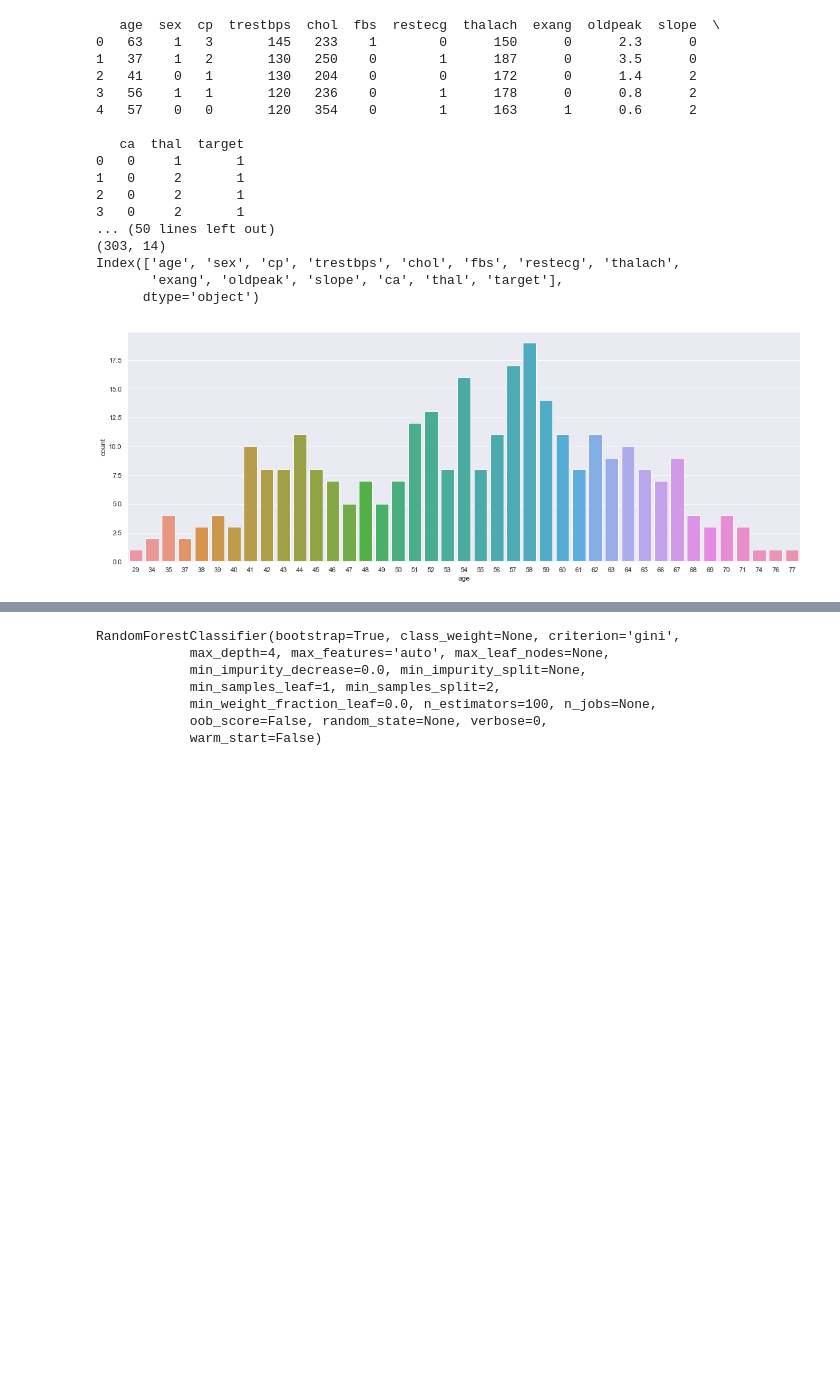
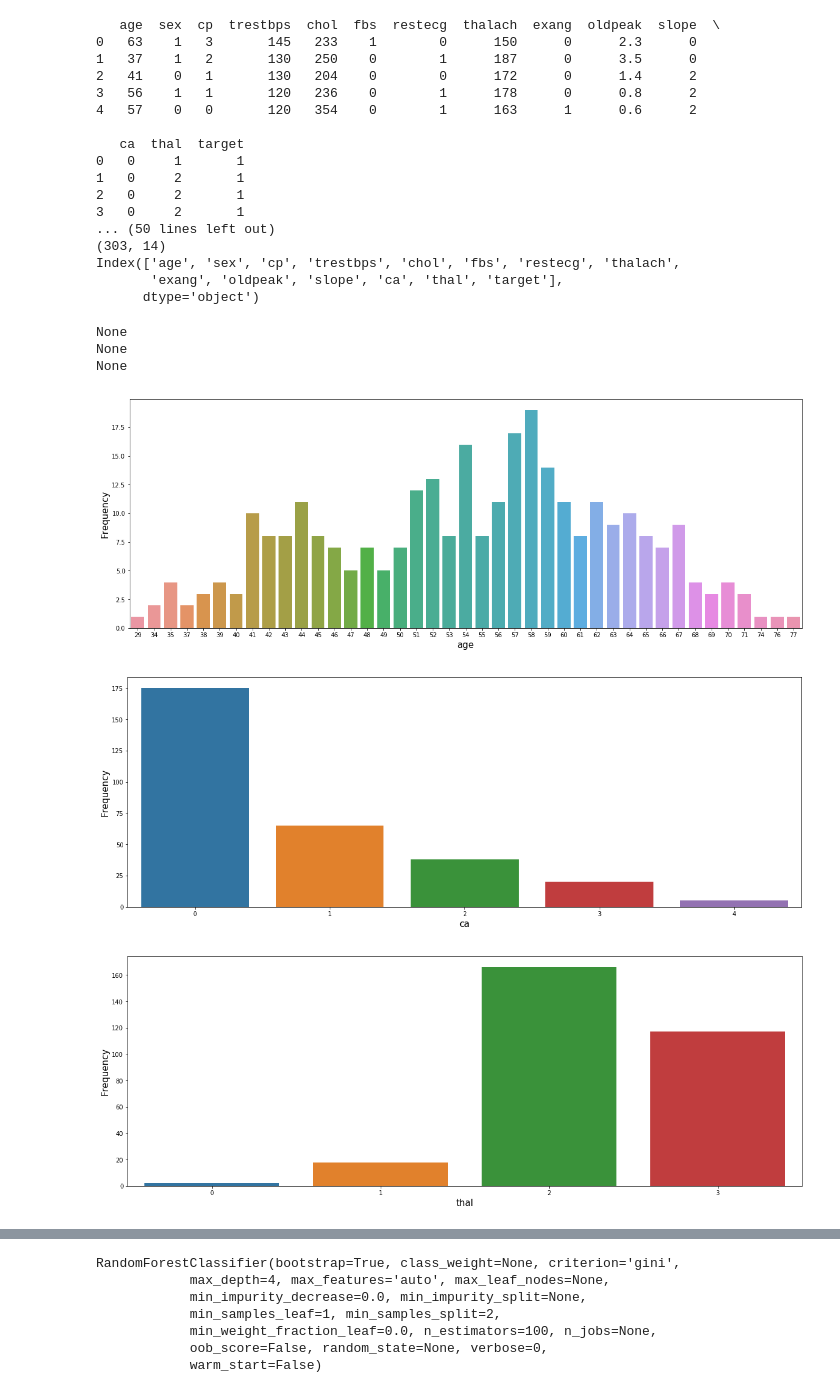
Before and after one commit to Anshumank399/Heart-UCI-Dataset-Analysis, a Jupyter notebook: Heart Dataset UCI.ipynb, the cells around one changed output, grey strips where cells are left out. Cells and saved outputs as stored; diff of their text form; code cells hidden in the pictures; blank space fills up the shorter version.

```diff
--- a/Heart Dataset UCI.ipynb
+++ b/Heart Dataset UCI.ipynb
@@ -42,10 +46,29 @@ print(data.columns)
 Index(['age', 'sex', 'cp', 'trestbps', 'chol', 'fbs', 'restecg', 'thalach',
        'exang', 'oldpeak', 'slope', 'ca', 'thal', 'target'],
       dtype='object')
-# %%
-# Age histogram
-plt.figure(figsize=(20,7))
-sns.set()
-sns.countplot(data.age);
-# %% [output]
-[figure, removed]
+# %%
+# plot histogram
+def plot_histogram(data, hist_col):
+    """
+    Plot Histogram for any column input using parameter.
+    Input:
+        data: Dataframe that contains the column on which the plot needs to be done.
+        hist_col: Column for the histogram
+    Output:
+        Visual output with graph
+    """
+    plt.figure(figsize = (20,7))
+    sns.countplot(data[hist_col])
+    plt.xlabel(hist_col, fontsize = 15)
+    plt.ylabel('Frequency', fontsize = 15)
+
+print(plot_histogram(data, 'age'))
+print(plot_histogram(data, 'ca'))
+print(plot_histogram(data, 'thal'))
+# %% [output]
+None
+None
+None
+[figure, added]
+[figure, added]
+[figure, added]
```
Also changed, not shown: parts of 16 cells of this notebook.
